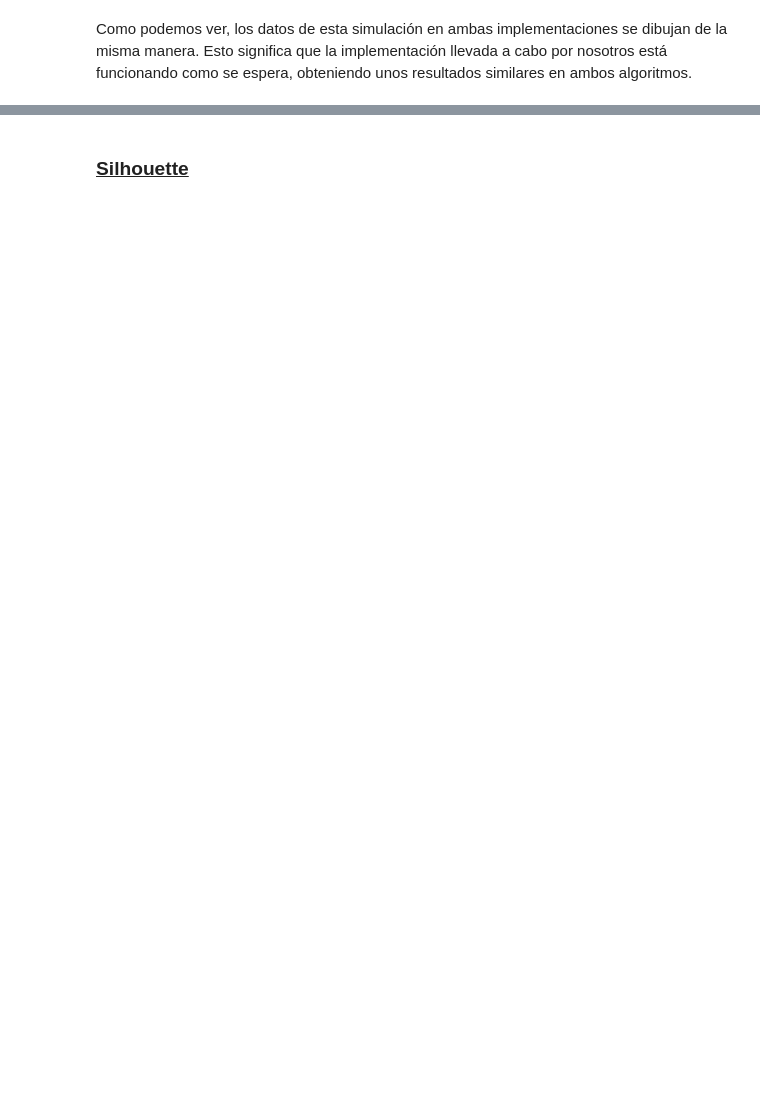
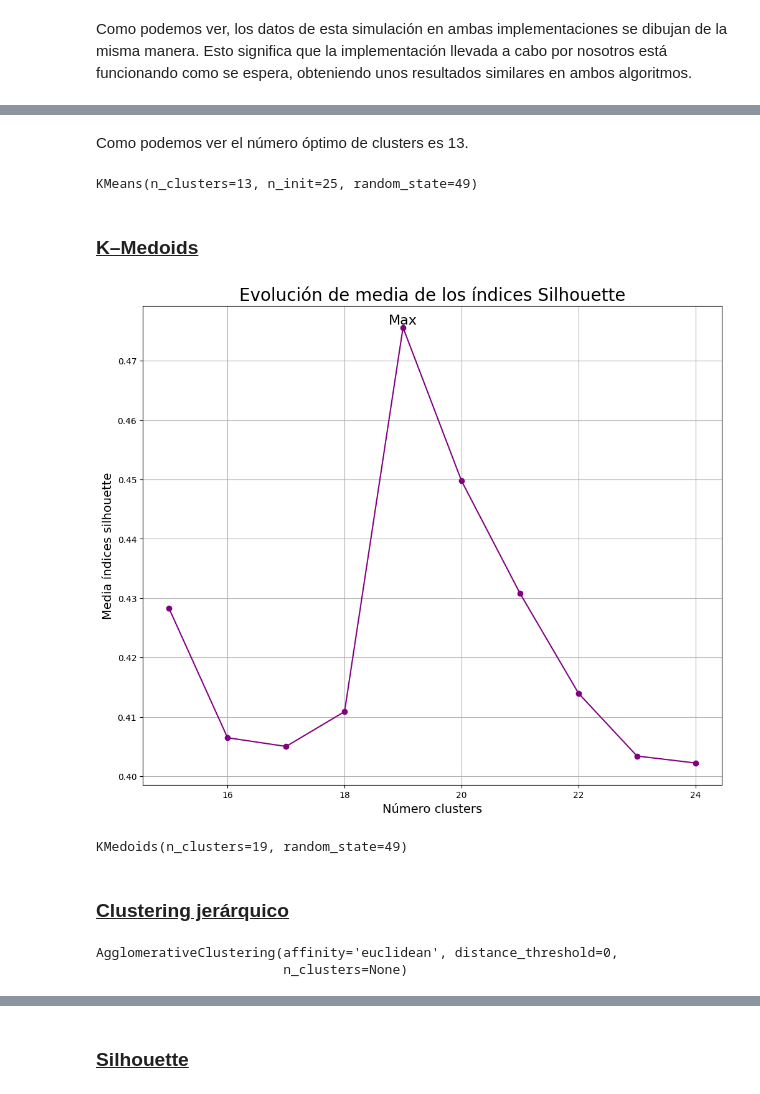
Before and after one commit to celiiaaa/Star_Classification_Clustering, a Jupyter notebook: main.ipynb, the cells around one changed output, grey strips where cells are left out. Cells and saved outputs as stored; diff of their text form; code cells hidden in the pictures; blank space fills up the shorter version.

```diff
--- a/main.ipynb
+++ b/main.ipynb
@@ -297,0 +336,2 @@ X_scaled = scale(X_df)
+# %%
+X_scaled_ord = scale(X=X_ord, axis=0, with_mean=True, with_std=True)
@@ -297,0 +513,9 @@ X_scaled = scale(X_df)
+# %% [markdown]
+Como podemos ver el número óptimo de clusters es 13.
+# %%
+# Modelo
+modelo_kmeans_ord = KMeans(n_clusters=13, n_init=25, random_state=49)
+# Entrenar el modelo
+modelo_kmeans_ord.fit(X=X_scaled_ord)
+# %% [output]
+KMeans(n_clusters=13, n_init=25, random_state=49)
@@ -297,0 +526,35 @@ X_scaled = scale(X_df)
+# %% [markdown]
+### <u>K–Medoids</u>
+# %%
+# -------------------------------------------------------------------------
+# Número de clusters
+# -------------------------------------------------------------------------
+
+range_n_clusters = range(15, 25)
+valores_medios_silhouette = []
+
+for n_clusters in range_n_clusters:
+    modelo = KMedoids(
+        n_clusters   = n_clusters,
+        random_state = 49
+    )
+    cluster_labels = modelo.fit_predict(X_scaled_ord)
+    silhouette_avg = silhouette_score(X_scaled_ord, cluster_labels)
+    valores_medios_silhouette.append(silhouette_avg)
+
+# Encontrar el número de clústeres con la puntuación de silueta máxima
+max_silhouette_idx = np.argmax(valores_medios_silhouette)
+max_silhouette_score = valores_medios_silhouette[max_silhouette_idx]
+best_n_clusters = range_n_clusters[max_silhouette_idx]
+
+# Método silueta para datos escalados
+metodo_silueta(range_n_clusters, valores_medios_silhouette, best_n_clusters, max_silhouette_score+0.0001)
+# %% [output]
+[figure, added]
+# %%
+# Modelo
+modelo_kmedoids_ord = KMedoids(n_clusters=19, random_state=49)
+# Entrenar el modelo
+modelo_kmedoids_ord.fit(X=X_scaled_ord)
+# %% [output]
+KMedoids(n_clusters=19, random_state=49)
@@ -297,0 +565,2 @@ X_scaled = scale(X_df)
+# %% [markdown]
+### <u>Clustering jerárquico</u>
@@ -297,0 +569,27 @@ X_scaled = scale(X_df)
+# %%
+modelo_hclust_complete = AgglomerativeClustering(
+    affinity = 'euclidean',
+    linkage  = 'complete',
+    distance_threshold = 0,
+    n_clusters         = None
+)
+modelo_hclust_complete.fit(X=X_scaled_ord_dataframe)
+
+modelo_hclust_average = AgglomerativeClustering(
+    affinity = 'euclidean',
+    linkage  = 'average',
+    distance_threshold = 0,
+    n_clusters         = None
+)
+modelo_hclust_average.fit(X=X_scaled_ord_dataframe)
+
+modelo_hclust_ward = AgglomerativeClustering(
+    affinity = 'euclidean',
+    linkage  = 'ward',
+    distance_threshold = 0,
+    n_clusters         = None
+)
+modelo_hclust_ward.fit(X=X_scaled_ord_dataframe)
+# %% [output]
+AgglomerativeClustering(affinity='euclidean', distance_threshold=0,
+                        n_clusters=None)
```
Also changed, not shown: parts of 41 cells of this notebook.
